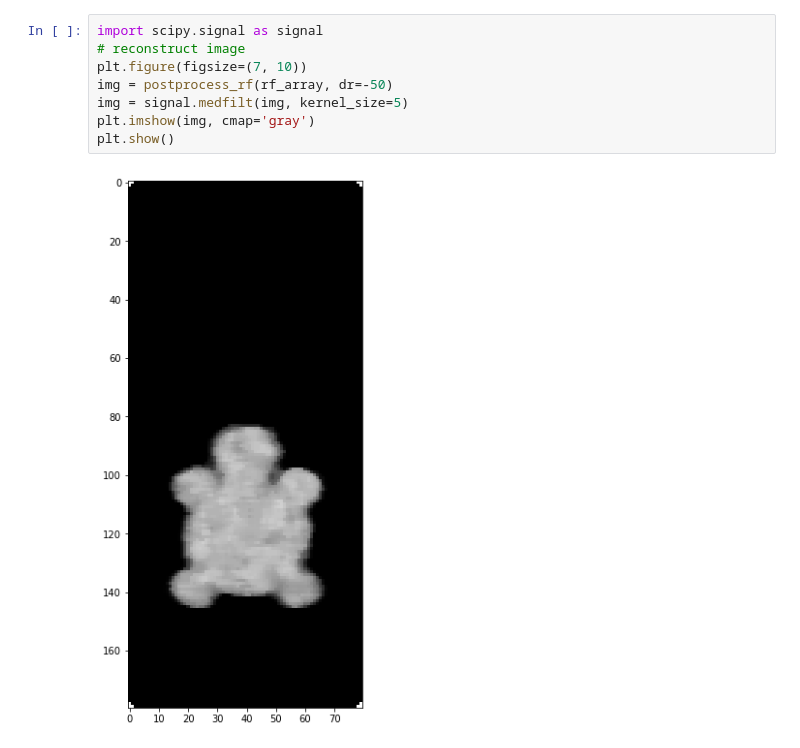
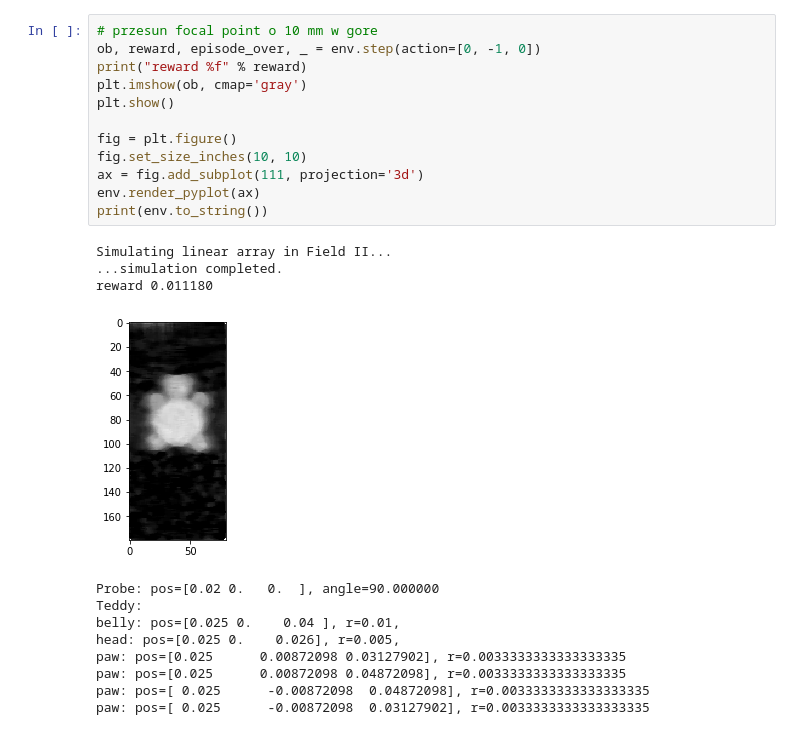
Before and after one commit to pjarosik/rlus, a Jupyter notebook: envs/env_prototype.ipynb, the cells around one changed output. Drawn from its saved outputs; the diff is of its cells as text.

```diff
--- a/envs/env_prototype.ipynb
+++ b/envs/env_prototype.ipynb
@@ -317,10 +194,25 @@ Waiting for MATLAB to execute 'simulate_linear_array.m' function...
-# %%
-import scipy.signal as signal
-# reconstruct image
-plt.figure(figsize=(7, 10))
-img = postprocess_rf(rf_array, dr=-50)
-img = signal.medfilt(img, kernel_size=5)
-plt.imshow(img, cmap='gray')
-plt.show()
-# %% [output]
-[figure, removed]
+# %%
+# przesun focal point o 10 mm w gore
+ob, reward, episode_over, _ = env.step(action=[0, -1, 0])
+print("reward %f" % reward)
+plt.imshow(ob, cmap='gray')
+plt.show()
+
+fig = plt.figure()
+fig.set_size_inches(10, 10)
+ax = fig.add_subplot(111, projection='3d')
+env.render_pyplot(ax)
+print(env.to_string())
+# %% [output]
+Simulating linear array in Field II...
+...simulation completed.
+reward 0.011180
+[figure, added]
+Probe: pos=[0.02 0.   0.  ], angle=90.000000
+Teddy:
+belly: pos=[0.025 0.    0.04 ], r=0.01,
+head: pos=[0.025 0.    0.026], r=0.005,
+paw: pos=[0.025      0.00872098 0.03127902], r=0.0033333333333333335
+paw: pos=[0.025      0.00872098 0.04872098], r=0.0033333333333333335
+paw: pos=[ 0.025      -0.00872098  0.04872098], r=0.0033333333333333335
+paw: pos=[ 0.025      -0.00872098  0.03127902], r=0.0033333333333333335
```
Also changed, not shown: parts of 20 cells of this notebook, 3 other files.
